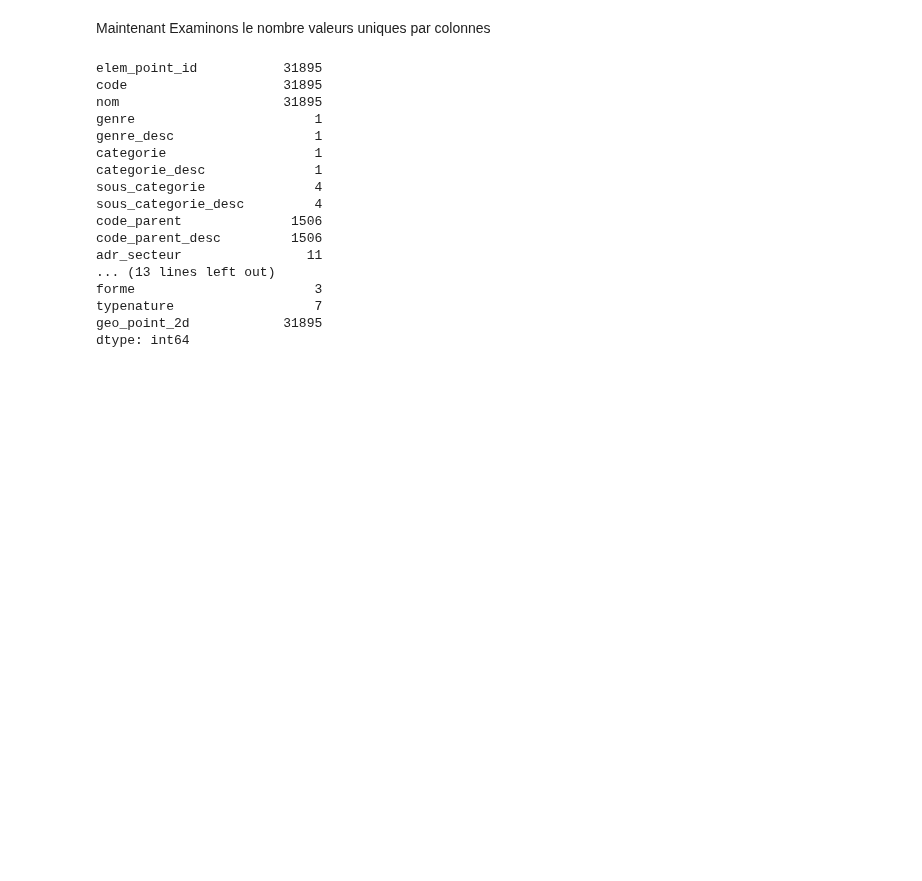
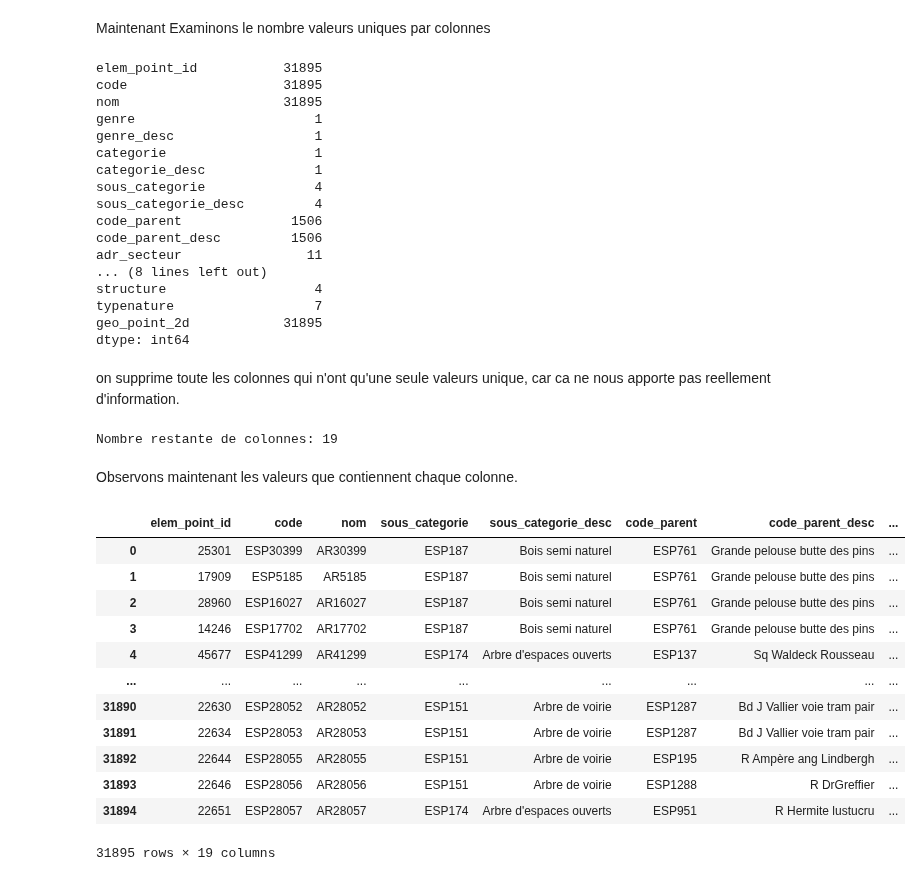
Before and after one commit to fabricepaka/Machine_learning, a Jupyter notebook: Predictions_annees_plantations_arbres_Grenoble/Modele_prediction_arbres_Grenoble.ipynb, the cells around one changed output. Cells and saved outputs as stored; diff of their text form; code cells hidden in the pictures; blank space fills up the shorter version.

```diff
--- a/Predictions_annees_plantations_arbres_Grenoble/Modele_prediction_arbres_Grenoble.ipynb
+++ b/Predictions_annees_plantations_arbres_Grenoble/Modele_prediction_arbres_Grenoble.ipynb
@@ -14,3 +14,4 @@ Bienvenue dans le notebook prédiction des années de plantations des arbres de
 # %%
 import pandas as pd
+pd.set_option('display.max_columns', None)
 # %% [markdown]
@@ -58,7 +66,7 @@ def high_nan_Columns_list(df, seuil):
     return [elm for elm in df.columns if (df[elm].isna().sum()/df.shape[0])*100 >= seuil]
 
 
-list90nan = high_nan_Columns_list(df_arbres, 90)
+list90nan = high_nan_Columns_list(df_arbres, 70)
 
 # suppresion des  colonnes de plus de 90% de valeurs manquantes
 
@@ -80,8 +88,34 @@ sous_categorie_desc         4
 code_parent              1506
 code_parent_desc         1506
 adr_secteur                11
-... (13 lines left out)
-forme                       3
+... (8 lines left out)
+structure                   4
 typenature                  7
 geo_point_2d            31895
 dtype: int64
+# %% [markdown]
+on supprime toute les colonnes qui n'ont qu'une seule valeurs unique, car ca ne nous apporte pas reellement d'information.
+# %%
+df_arbres=df_arbres[df_arbres.columns[df_arbres.nunique()>1]]
+# %%
+print('Nombre restante de colonnes:',df_arbres.nunique().count())
+# %% [output]
+Nombre restante de colonnes: 19
+# %% [markdown]
+Observons maintenant les valeurs que contiennent chaque colonne.
+# %%
+df_arbres
+# %% [output]
+|  | elem_point_id | code | nom | sous_categorie | sous_categorie_desc | code_parent | code_parent_desc | ... |
+| 0 | 25301 | ESP30399 | AR30399 | ESP187 | Bois semi naturel | ESP761 | Grande pelouse butte des pins | ... |
+| 1 | 17909 | ESP5185 | AR5185 | ESP187 | Bois semi naturel | ESP761 | Grande pelouse butte des pins | ... |
+| 2 | 28960 | ESP16027 | AR16027 | ESP187 | Bois semi naturel | ESP761 | Grande pelouse butte des pins | ... |
+| 3 | 14246 | ESP17702 | AR17702 | ESP187 | Bois semi naturel | ESP761 | Grande pelouse butte des pins | ... |
+| 4 | 45677 | ESP41299 | AR41299 | ESP174 | Arbre d'espaces ouverts | ESP137 | Sq Waldeck Rousseau | ... |
+| ... | ... | ... | ... | ... | ... | ... | ... | ... |
+| 31890 | 22630 | ESP28052 | AR28052 | ESP151 | Arbre de voirie | ESP1287 | Bd J Vallier voie tram pair | ... |
+| 31891 | 22634 | ESP28053 | AR28053 | ESP151 | Arbre de voirie | ESP1287 | Bd J Vallier voie tram pair | ... |
+| 31892 | 22644 | ESP28055 | AR28055 | ESP151 | Arbre de voirie | ESP195 | R Ampère ang Lindbergh | ... |
+| 31893 | 22646 | ESP28056 | AR28056 | ESP151 | Arbre de voirie | ESP1288 | R DrGreffier | ... |
+| 31894 | 22651 | ESP28057 | AR28057 | ESP174 | Arbre d'espaces ouverts | ESP951 | R Hermite lustucru | ... |
+31895 rows × 19 columns
```
Also changed, not shown: parts of 21 cells of this notebook.
